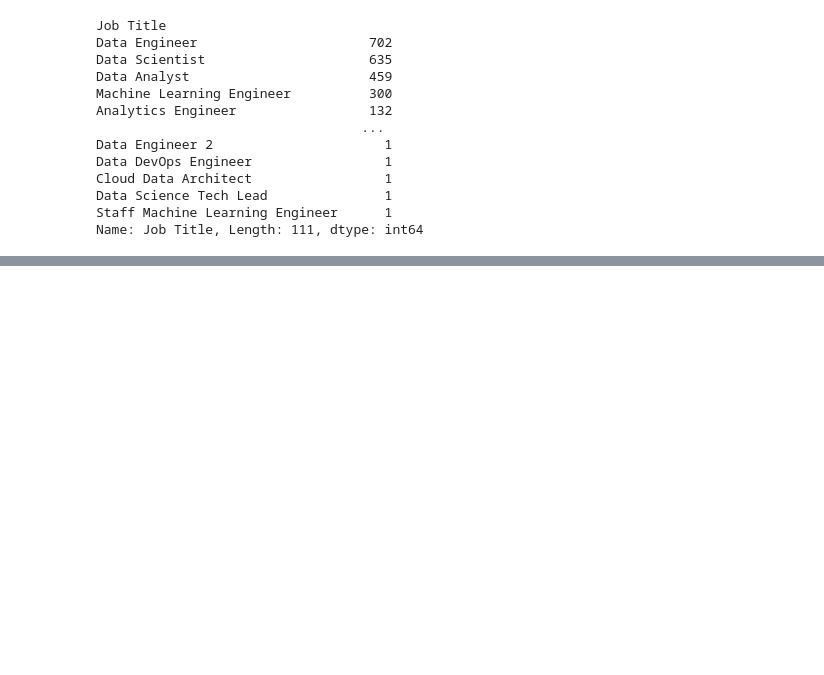
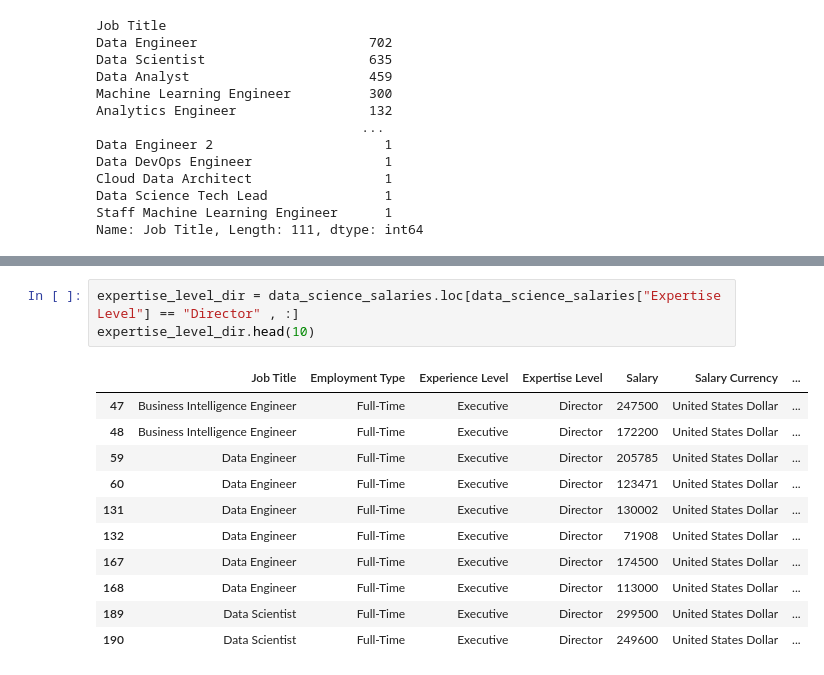
Before and after one commit to emilyshewcraft/project-one, a Jupyter notebook: data_science_salaries.ipynb, the cells around one changed output, grey strips where cells are left out. Cells and saved outputs as stored; diff of their text form; blank space fills up the shorter version.

```diff
--- a/data_science_salaries.ipynb
+++ b/data_science_salaries.ipynb
@@ -49,0 +60,15 @@ Name: Employee Residence, Length: 83, dtype: int64
+# %%
+expertise_level_dir = data_science_salaries.loc[data_science_salaries["Expertise Level"] == "Director" , :]
+expertise_level_dir.head(10)
+# %% [output]
+|  | Job Title | Employment Type | Experience Level | Expertise Level | Salary | Salary Currency | ... |
+| 47 | Business Intelligence Engineer | Full-Time | Executive | Director | 247500 | United States Dollar | ... |
+| 48 | Business Intelligence Engineer | Full-Time | Executive | Director | 172200 | United States Dollar | ... |
+| 59 | Data Engineer | Full-Time | Executive | Director | 205785 | United States Dollar | ... |
+| 60 | Data Engineer | Full-Time | Executive | Director | 123471 | United States Dollar | ... |
+| 131 | Data Engineer | Full-Time | Executive | Director | 130002 | United States Dollar | ... |
+| 132 | Data Engineer | Full-Time | Executive | Director | 71908 | United States Dollar | ... |
+| 167 | Data Engineer | Full-Time | Executive | Director | 174500 | United States Dollar | ... |
+| 168 | Data Engineer | Full-Time | Executive | Director | 113000 | United States Dollar | ... |
+| 189 | Data Scientist | Full-Time | Executive | Director | 299500 | United States Dollar | ... |
+| 190 | Data Scientist | Full-Time | Executive | Director | 249600 | United States Dollar | ... |
```
Also changed, not shown: parts of 5 cells of this notebook, 2 other files.
